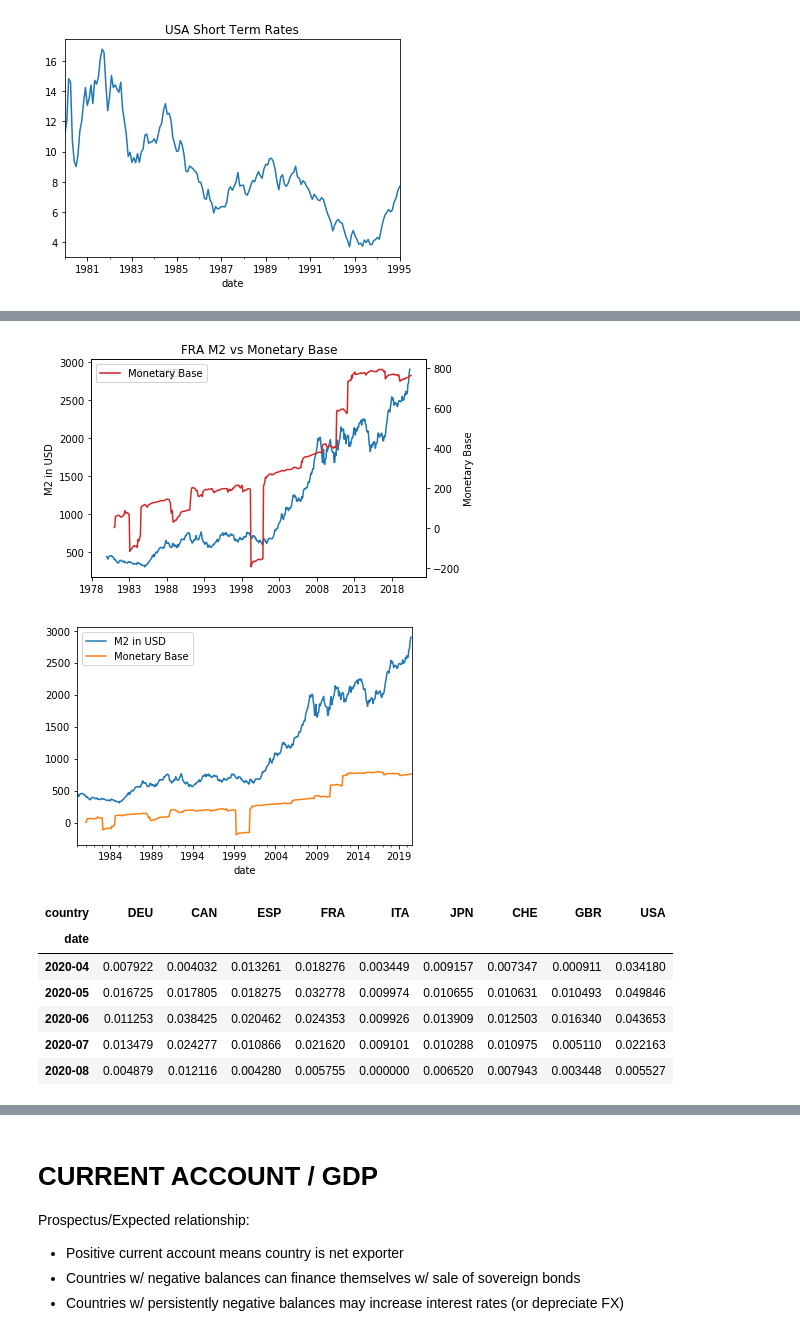
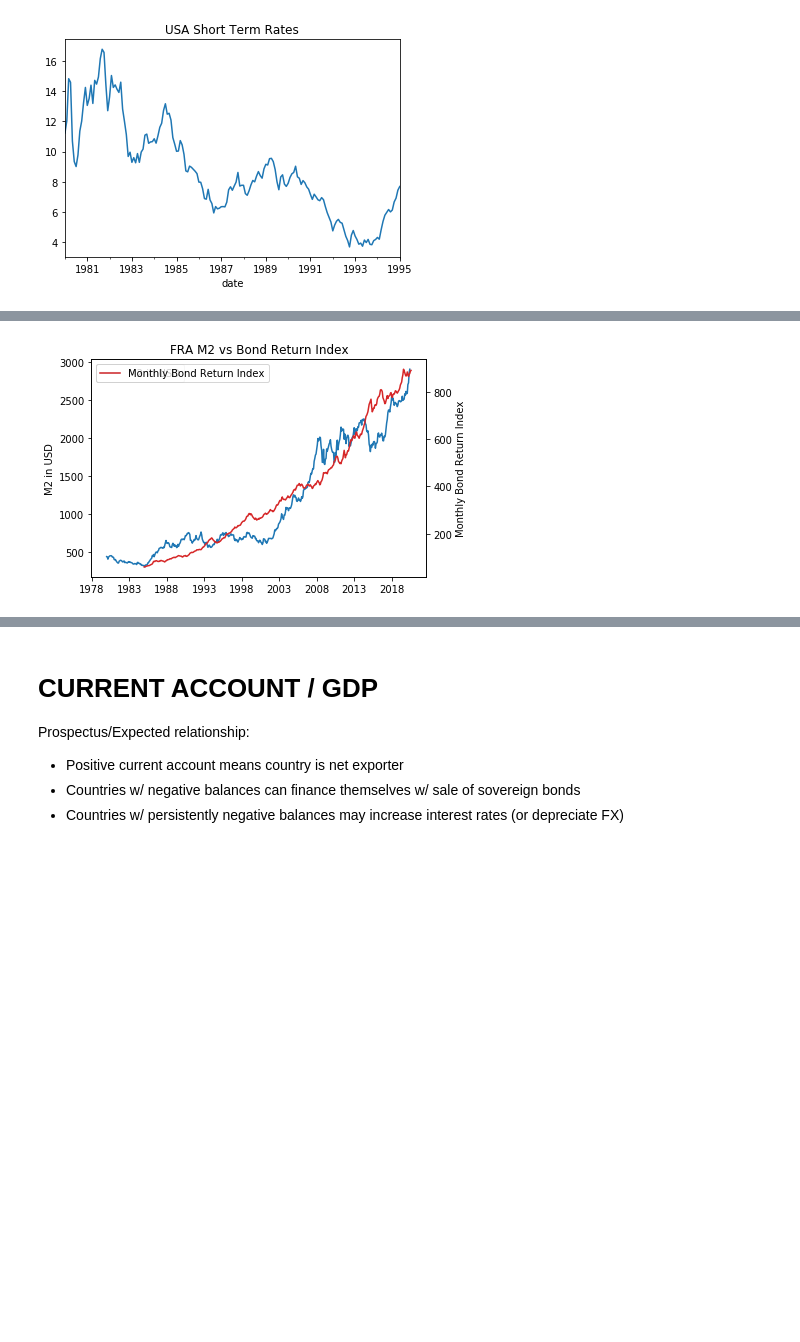
Before and after one commit to Mike-Huntress/Internship2020, a Jupyter notebook: Project_Workbook.ipynb, the cells around one changed output, grey strips where cells are left out. Drawn from its saved outputs; the diff is of its cells as text; code cells hidden in the pictures; blank space fills up the shorter version.

```diff
--- a/Project_Workbook.ipynb
+++ b/Project_Workbook.ipynb
@@ -35,6 +35,7 @@ I tried and failed to run my indicator search by diving logic/thinking-headfirst
 I want to solidify my sense of bond return index vs. bond returns vs. bond yields. Let me graph these and think through them a bit more.
 # %%
 BondReturnIndex = dl.pull('BondRetIdx/LocalFX') # daily, represents accumulated returns from holding 10-year bonds
+MonthlyBondReturnIndex = BondReturnIndex.resample('1M').mean()
 LongRates = dl.pull('LongRates') # monthly, nominal yield on 10-year govenment issued bonds
 
 # INTUITION/EXPECTATION CHECK
@@ -223,48 +230,20 @@ M2inUSD.tail()
 # %%
-# Monetary Base = accumulated change over 3-month vs 12-month periods
-ThreeMonthChangeinM2 = M2inUSD.pct_change().rolling(3).mean() ## Actually did I need to resample quarterly
-TwelveMonthChangeinM2 = M2inUSD.pct_change().rolling(12).mean() ## Resample yearly
+# M2 vs. Monetary Base
+# LOGIC: M2 < Monetary Base if we have been growing faster in the past 3 months than in the past year
 
-# Why does the order of operations matter!
-# Monetary Base --> How much momey is in the system
-# Based on these linkages --when to buy/over
-
-MonetaryBase = (ThreeMonthChangeinM2 / TwelveMonthChangeinM2).cumsum()
-
-country = 'FRA'
-
-# M2 vs. Monetary Base --> Monetary Base is M2 Growth
-# LOGIC: M2 < Monetary Base if we have been growing faster in the past 3 months than in the past year
-# COMPARE: USA, JPN, GBR
+# M2 vs. Bond Index Returns
 fig, ax1 = plt.subplots()
 ax2 = ax1.twinx()
 ax1_label = 'M2 in USD'
 ax1.plot(M2inUSD[country].to_timestamp(), label = ax1_label)
 ax1.set_ylabel(ax1_label)
 ax1.legend()
-ax2_label = 'Monetary Base'
-ax2.plot(MonetaryBase[country].to_timestamp(), color = 'tab:red', label = ax2_label)
+ax2_label = 'Monthly Bond Return Index'
+ax2.plot(MonthlyBondReturnIndex[country].to_timestamp(), color = 'tab:red', label = ax2_label)
 ax2.set_ylabel(ax2_label)
 ax2.legend()
-plt.title(f'{country} M2 vs Monetary Base')
+plt.title(f'{country} M2 vs Bond Return Index')
 plt.show()
-
-# Struggling to figure out what would be apples to apples
-# COMPARE: USA, FRA
-M2inUSD[country].plot()
-MonetaryBase[country].plot()
-plt.legend(['M2 in USD', 'Monetary Base'])
-plt.show()
-
-ThreeMonthChangeinM2.tail()
 # %% [output]
-[figure, old version]
+[figure, new version]
-[figure, removed]
-| country | DEU | CAN | ESP | FRA | ITA | JPN | CHE | GBR | USA |
-| date |  |  |  |  |  |  |  |  |  |
-| 2020-04 | 0.007922 | 0.004032 | 0.013261 | 0.018276 | 0.003449 | 0.009157 | 0.007347 | 0.000911 | 0.034180 |
-| 2020-05 | 0.016725 | 0.017805 | 0.018275 | 0.032778 | 0.009974 | 0.010655 | 0.010631 | 0.010493 | 0.049846 |
-| 2020-06 | 0.011253 | 0.038425 | 0.020462 | 0.024353 | 0.009926 | 0.013909 | 0.012503 | 0.016340 | 0.043653 |
-| 2020-07 | 0.013479 | 0.024277 | 0.010866 | 0.021620 | 0.009101 | 0.010288 | 0.010975 | 0.005110 | 0.022163 |
-| 2020-08 | 0.004879 | 0.012116 | 0.004280 | 0.005755 | 0.000000 | 0.006520 | 0.007943 | 0.003448 | 0.005527 |
 # %%
```
Also changed, not shown: parts of 19 cells of this notebook.
